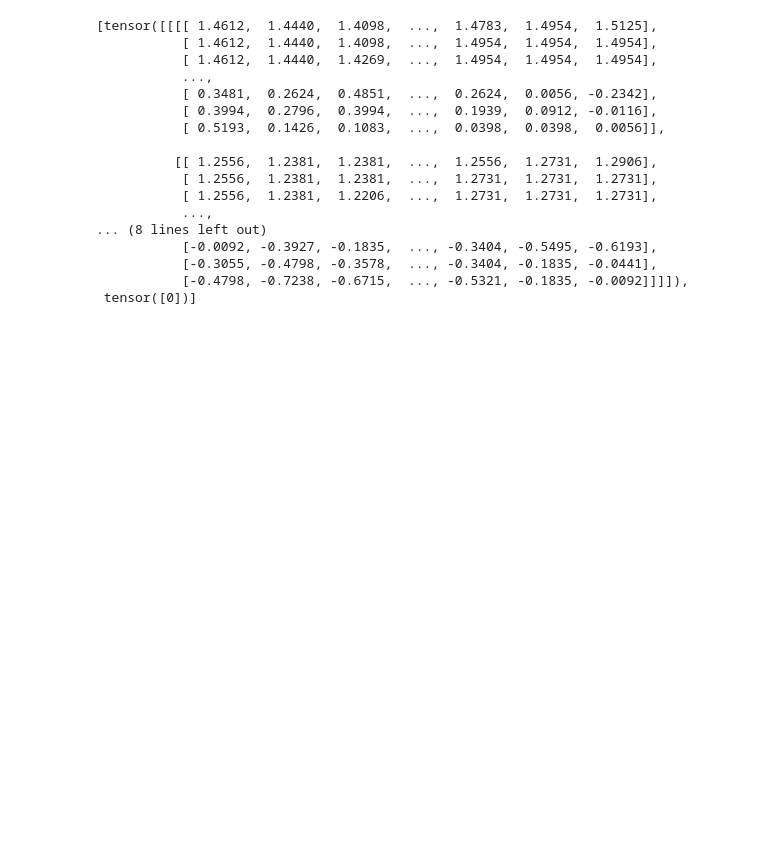
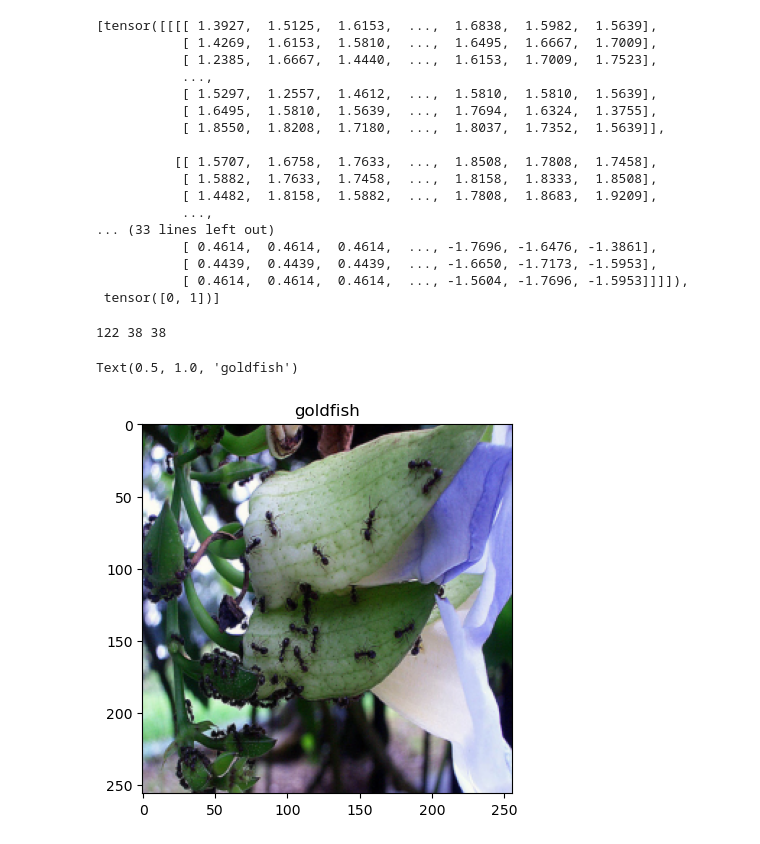
Before and after one commit to seo-changmin-dev/pytorch_snippets, a Jupyter notebook: transfer_learning_and_fine_tuning/test_dataset.ipynb, the cells around one changed output. Drawn from its saved outputs; the diff is of its cells as text; code cells hidden in the pictures; blank space fills up the shorter version.

Commit message:
Test dataloader implementation by visualizing sample data

```diff
--- a/transfer_learning_and_fine_tuning/test_dataset.ipynb
+++ b/transfer_learning_and_fine_tuning/test_dataset.ipynb
@@ -13,13 +13,14 @@ from torchvision import transforms
 from PIL import Image
 # %%
 from Dataset import BuildHymenopteraDataLoader
+from Utils import ClassIndexLookUp
 
 VGG16_SIZE = (256, 256)
 VGG16_MEAN = (0.485, 0.456, 0.406)
 VGG16_STD = (0.229, 0.224, 0.225)
 
-BATCH_SIZE = 1
-data_dir = './data_dir'
+BATCH_SIZE = 2
+data_dir = './data'
 
 transform_train = transforms.Compose([
     transforms.Resize(size=VGG16_SIZE),
@@ -35,26 +36,47 @@ transform_dict = {
 }
 
 dataloader_builder = BuildHymenopteraDataLoader(data_dir=data_dir, transform_dict=transform_dict, batch_size=BATCH_SIZE)
-my_dataloader = dataloader_builder.get_dataloader()
+dataloader_dict = dataloader_builder.get_dataloader()
 # %%
-next(iter(my_dataloader['test']))
+next(iter(dataloader_dict['test']))
 # %% [output]
-[tensor([[[[ 1.4612,  1.4440,  1.4098,  ...,  1.4783,  1.4954,  1.5125],
-           [ 1.4612,  1.4440,  1.4098,  ...,  1.4954,  1.4954,  1.4954],
-           [ 1.4612,  1.4440,  1.4269,  ...,  1.4954,  1.4954,  1.4954],
+[tensor([[[[ 1.3927,  1.5125,  1.6153,  ...,  1.6838,  1.5982,  1.5639],
+           [ 1.4269,  1.6153,  1.5810,  ...,  1.6495,  1.6667,  1.7009],
+           [ 1.2385,  1.6667,  1.4440,  ...,  1.6153,  1.7009,  1.7523],
            ...,
-           [ 0.3481,  0.2624,  0.4851,  ...,  0.2624,  0.0056, -0.2342],
-           [ 0.3994,  0.2796,  0.3994,  ...,  0.1939,  0.0912, -0.0116],
-           [ 0.5193,  0.1426,  0.1083,  ...,  0.0398,  0.0398,  0.0056]],
+           [ 1.5297,  1.2557,  1.4612,  ...,  1.5810,  1.5810,  1.5639],
+           [ 1.6495,  1.5810,  1.5639,  ...,  1.7694,  1.6324,  1.3755],
+           [ 1.8550,  1.8208,  1.7180,  ...,  1.8037,  1.7352,  1.5639]],
 
-          [[ 1.2556,  1.2381,  1.2381,  ...,  1.2556,  1.2731,  1.2906],
-           [ 1.2556,  1.2381,  1.2381,  ...,  1.2731,  1.2731,  1.2731],
-           [ 1.2556,  1.2381,  1.2206,  ...,  1.2731,  1.2731,  1.2731],
+          [[ 1.5707,  1.6758,  1.7633,  ...,  1.8508,  1.7808,  1.7458],
+           [ 1.5882,  1.7633,  1.7458,  ...,  1.8158,  1.8333,  1.8508],
+           [ 1.4482,  1.8158,  1.5882,  ...,  1.7808,  1.8683,  1.9209],
            ...,
-... (8 lines left out)
-           [-0.0092, -0.3927, -0.1835,  ..., -0.3404, -0.5495, -0.6193],
-           [-0.3055, -0.4798, -0.3578,  ..., -0.3404, -0.1835, -0.0441],
-           [-0.4798, -0.7238, -0.6715,  ..., -0.5321, -0.1835, -0.0092]]]]),
- tensor([0])]
+... (33 lines left out)
+           [ 0.4614,  0.4614,  0.4614,  ..., -1.7696, -1.6476, -1.3861],
+           [ 0.4439,  0.4439,  0.4439,  ..., -1.6650, -1.7173, -1.5953],
+           [ 0.4614,  0.4614,  0.4614,  ..., -1.5604, -1.7696, -1.5953]]]]),
+ tensor([0, 1])]
 # %%
-print(my_dataloader['train'].__len__(), my_dataloader['val'].__len__(), my_dataloader['test'].__len__())
+print(dataloader_dict['train'].__len__(), dataloader_dict['val'].__len__(), dataloader_dict['test'].__len__())
+# %% [output]
+122 38 38
+# %%
+import matplotlib.pyplot as plt
+
+index_to_label = ClassIndexLookUp(data_dir)
+
+mean_channels = np.array(VGG16_MEAN).reshape(1,1,3)
+std_channels = np.array(VGG16_STD).reshape(1,1,3)
+
+data_1 = next(iter(dataloader_dict['train']))
+img_1 = data_1[0][1].numpy().transpose(1,2,0) # [img | class][batch]
+label_1 = data_1[1][0].item()
+
+retrieved_img_1 = ((img_1 * std_channels + mean_channels) * 255).astype(np.uint8)
+
+plt.imshow(retrieved_img_1)
+plt.title(index_to_label(label_1)) # Not fine-tuned yet
+# %% [output]
+Text(0.5, 1.0, 'goldfish')
+[figure, added]
```
Also changed, not shown: 2 other files.
